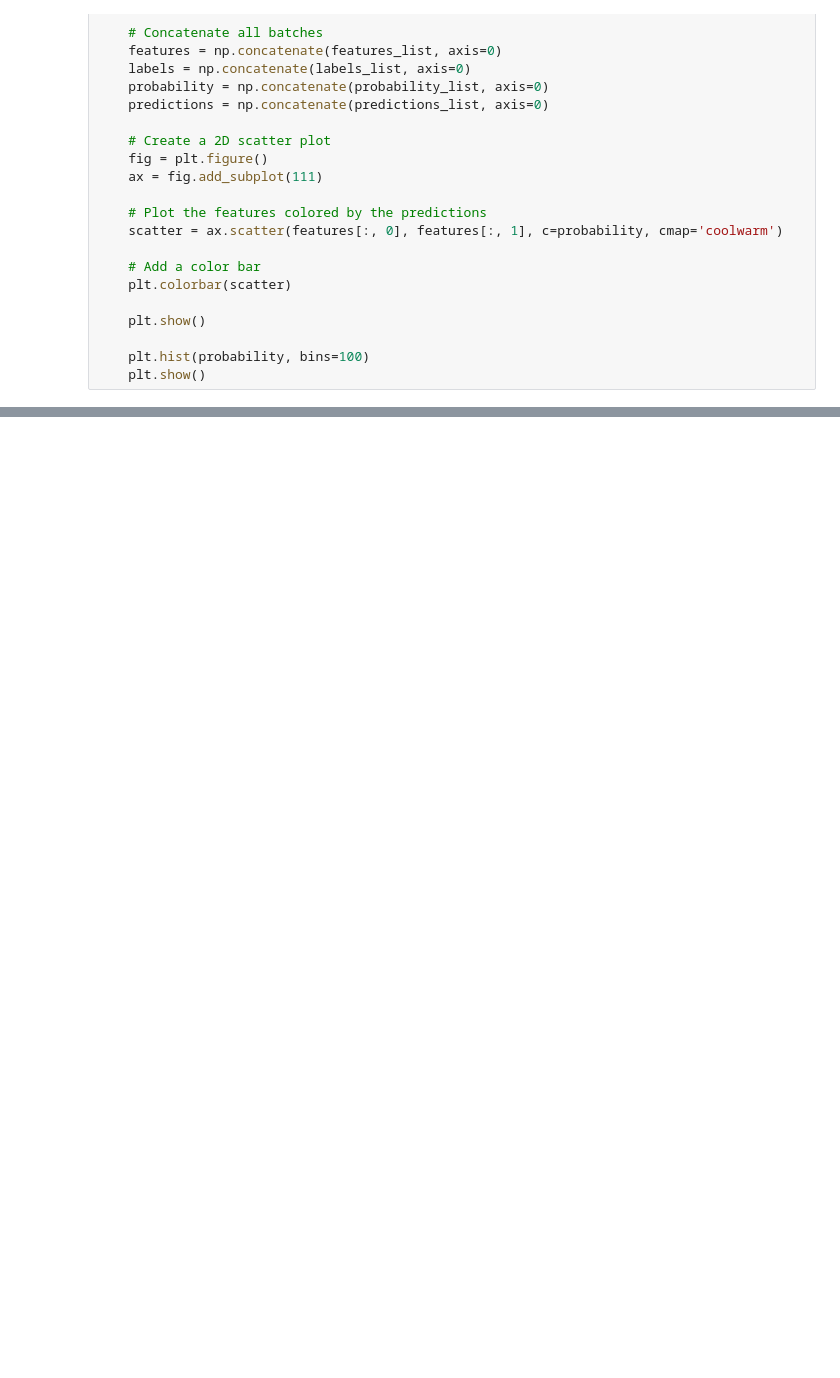
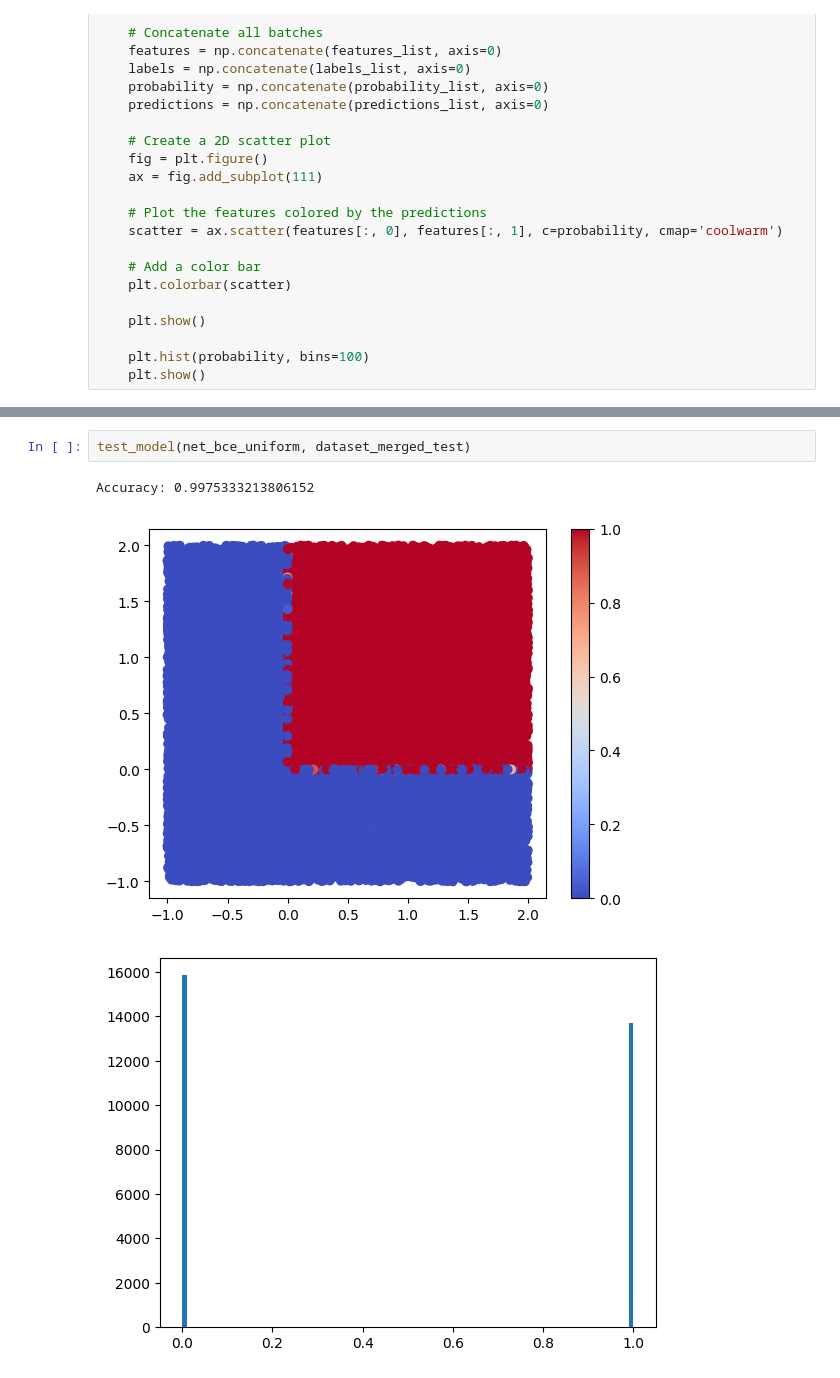
Before and after one commit to OliverChen0602/Estimate-Basin-Boundary, a Jupyter notebook: competing_species.ipynb, the cells around one changed output, grey strips where cells are left out. Cells and saved outputs as stored; diff of their text form; blank space fills up the shorter version.

```diff
--- a/competing_species.ipynb
+++ b/competing_species.ipynb
@@ -284,0 +363,6 @@ Accuracy: 0.8209434747695923
+# %%
+test_model(net_bce_uniform, dataset_merged_test)
+# %% [output]
+Accuracy: 0.9975333213806152
+[figure, added]
+[figure, added]
```
Also changed, not shown: parts of 29 cells of this notebook, 5 other files.
